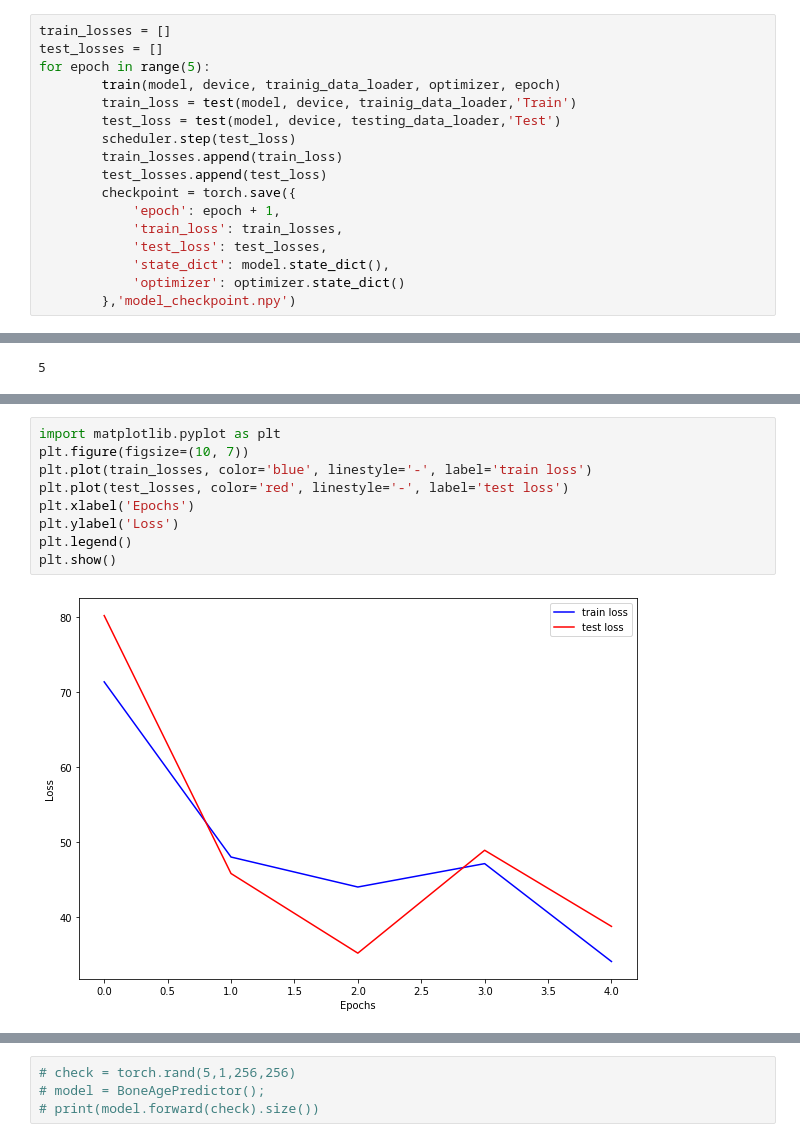
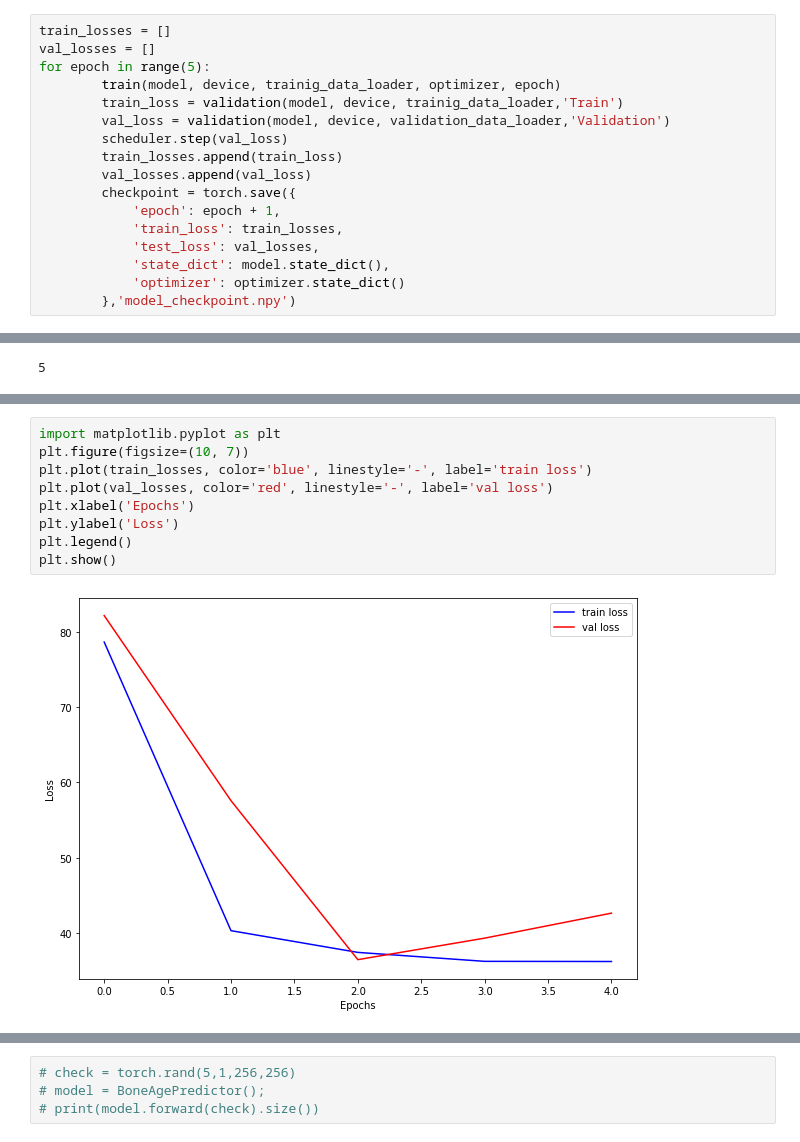
Before and after one commit to kittimaxz/Project_BoneAge, a Jupyter notebook: BoneAgePredictor_GradCam.ipynb, the cells around one changed output, grey strips where cells are left out. Saved outputs shown, nothing was run; the diff lists cells and outputs as text.

```diff
--- a/BoneAgePredictor_GradCam.ipynb
+++ b/BoneAgePredictor_GradCam.ipynb
@@ -239,18 +233,18 @@ BoneAgePredictor(
 )
 # %%
 train_losses = []
-test_losses = []
+val_losses = []
 for epoch in range(5):
         train(model, device, trainig_data_loader, optimizer, epoch)
-        train_loss = test(model, device, trainig_data_loader,'Train')
-        test_loss = test(model, device, testing_data_loader,'Test')
-        scheduler.step(test_loss)
+        train_loss = validation(model, device, trainig_data_loader,'Train')
+        val_loss = validation(model, device, validation_data_loader,'Validation')
+        scheduler.step(val_loss)
         train_losses.append(train_loss)
-        test_losses.append(test_loss)
+        val_losses.append(val_loss)
         checkpoint = torch.save({
             'epoch': epoch + 1,
             'train_loss': train_losses,
-            'test_loss': test_losses,
+            'test_loss': val_losses,
             'state_dict': model.state_dict(),
             'optimizer': optimizer.state_dict()
         },'model_checkpoint.npy')
@@ -354,11 +348,11 @@ test_loss
 # %%
 import matplotlib.pyplot as plt
 plt.figure(figsize=(10, 7))
 plt.plot(train_losses, color='blue', linestyle='-', label='train loss')
-plt.plot(test_losses, color='red', linestyle='-', label='test loss')
+plt.plot(val_losses, color='red', linestyle='-', label='val loss')
 plt.xlabel('Epochs')
 plt.ylabel('Loss')
 plt.legend()
 plt.show()
 # %% [output]
-[figure, old version]
+[figure, new version]
```
Also changed, not shown: parts of 18 cells of this notebook.
